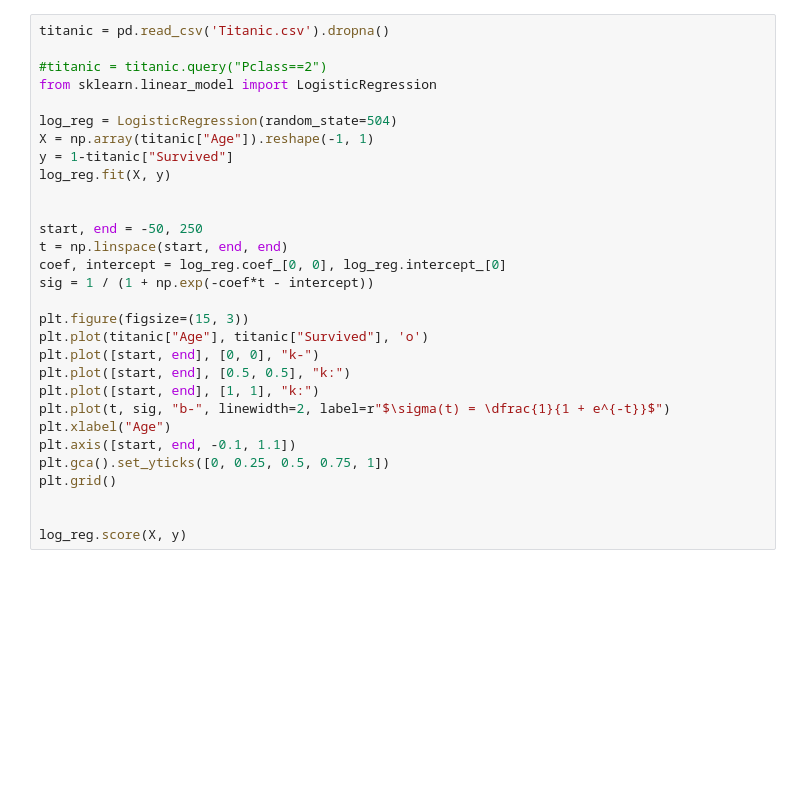
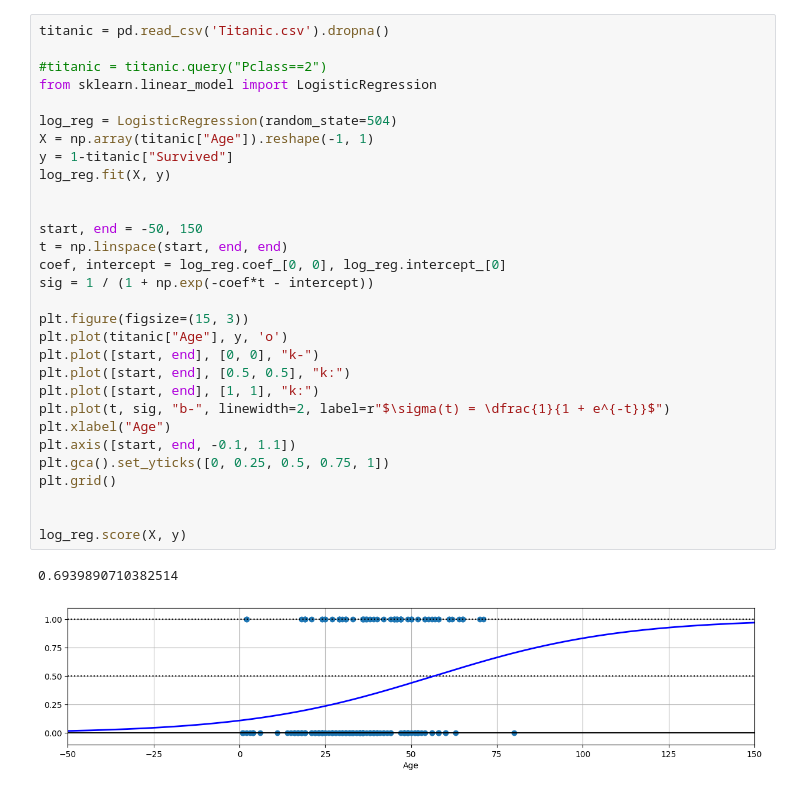
Before and after one commit to olehougaard/mal1-a23, a Jupyter notebook: session7/illustrations.ipynb, the cells around one changed output. Cells and saved outputs as stored; diff of their text form; blank space fills up the shorter version.

```diff
--- a/session7/illustrations.ipynb
+++ b/session7/illustrations.ipynb
@@ -28,33 +30,36 @@ plt.show()
 # %%
 titanic = pd.read_csv('Titanic.csv').dropna()
 
 #titanic = titanic.query("Pclass==2")
 from sklearn.linear_model import LogisticRegression
 
 log_reg = LogisticRegression(random_state=504)
 X = np.array(titanic["Age"]).reshape(-1, 1)
 y = 1-titanic["Survived"]
 log_reg.fit(X, y)
 
 
-start, end = -50, 250
+start, end = -50, 150
 t = np.linspace(start, end, end)
 coef, intercept = log_reg.coef_[0, 0], log_reg.intercept_[0]
 sig = 1 / (1 + np.exp(-coef*t - intercept))
 
 plt.figure(figsize=(15, 3))
-plt.plot(titanic["Age"], titanic["Survived"], 'o')
+plt.plot(titanic["Age"], y, 'o')
 plt.plot([start, end], [0, 0], "k-")
 plt.plot([start, end], [0.5, 0.5], "k:")
 plt.plot([start, end], [1, 1], "k:")
 plt.plot(t, sig, "b-", linewidth=2, label=r"$\sigma(t) = \dfrac{1}{1 + e^{-t}}$")
 plt.xlabel("Age")
 plt.axis([start, end, -0.1, 1.1])
 plt.gca().set_yticks([0, 0.25, 0.5, 0.75, 1])
 plt.grid()
 
 
 log_reg.score(X, y)
+# %% [output]
+0.6939890710382514
+[figure, added]
 # %%
 from sklearn.datasets import make_circles
 from matplotlib.colors import ListedColormap
```
Also changed, not shown: parts of 3 cells of this notebook, 8 other files.
